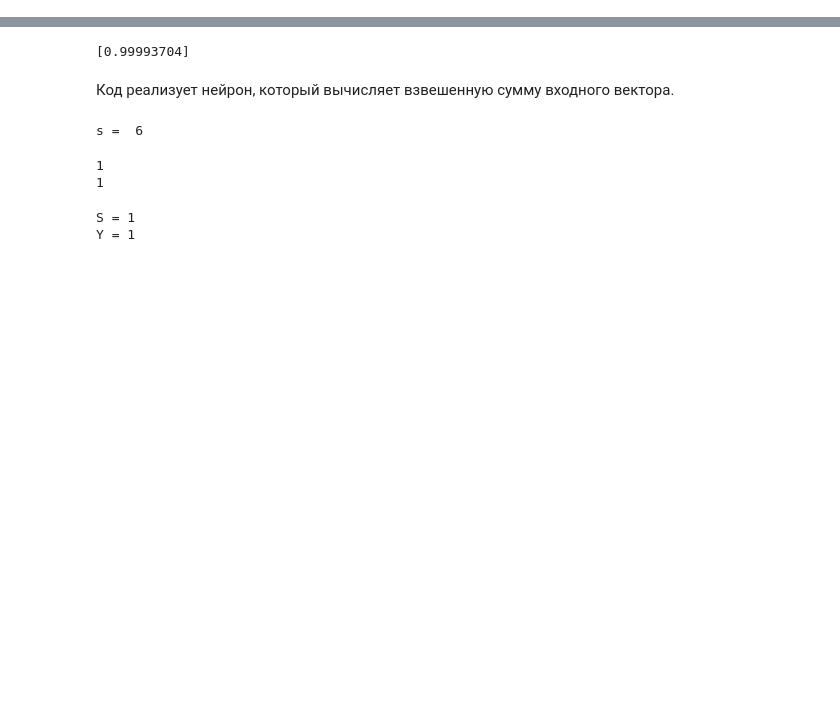
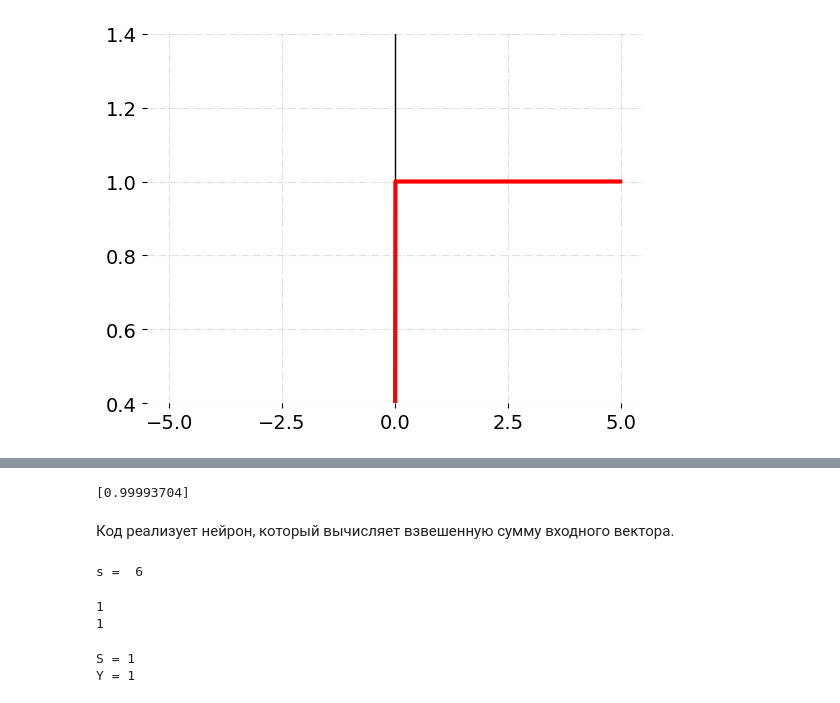
Before and after one commit to Fadilsa9/-2-TheFounder-Tsifrotech, a Jupyter notebook: 5_4_MyAdditionPracticeTasks_.ipynb, the cells around one changed output, grey strips where cells are left out. Saved outputs shown, nothing was run; the diff lists cells and outputs as text; code cells hidden in the pictures; blank space fills up the shorter version.

```diff
--- a/5_4_MyAdditionPracticeTasks_.ipynb
+++ b/5_4_MyAdditionPracticeTasks_.ipynb
@@ -0,0 +1,25 @@
+# %%
+import numpy as np
+import matplotlib.pyplot as plt
+
+%matplotlib inline
+
+x = np.arange(-5, 5, 0.01)
+# print(x)
+
+def plot(func, yaxis=(-1.4, 1.4)):
+    plt.ylim(yaxis)
+    plt.locator_params(nbins=5)
+    plt.xticks(fontsize=14)
+    plt.yticks(fontsize=14)
+    plt.axhline(lw=1, c='black')
+    plt.axvline(lw=1, c='black')
+    plt.grid(alpha=0.4, ls='-.')
+    plt.box(on=None)
+    plt.plot(x, func(x), c='r', lw=3)
+
+binary_step = np.vectorize(lambda x: 1.0 if x > 0 else 0.0)
+
+plot(binary_step, yaxis=(0.4, 1.4))
+# %% [output]
+[figure, added]
```
Also changed, not shown: parts of 1 cell of this notebook.
